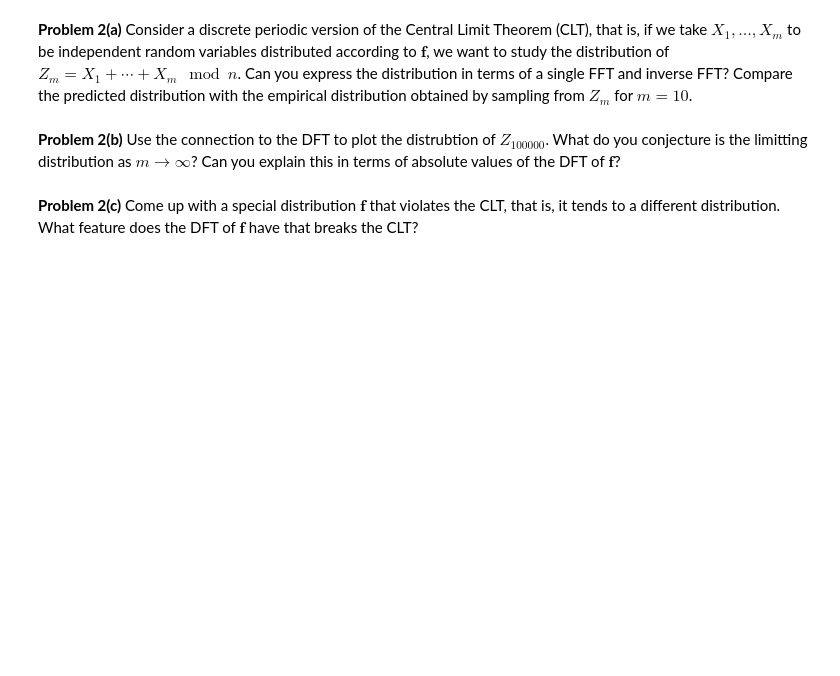
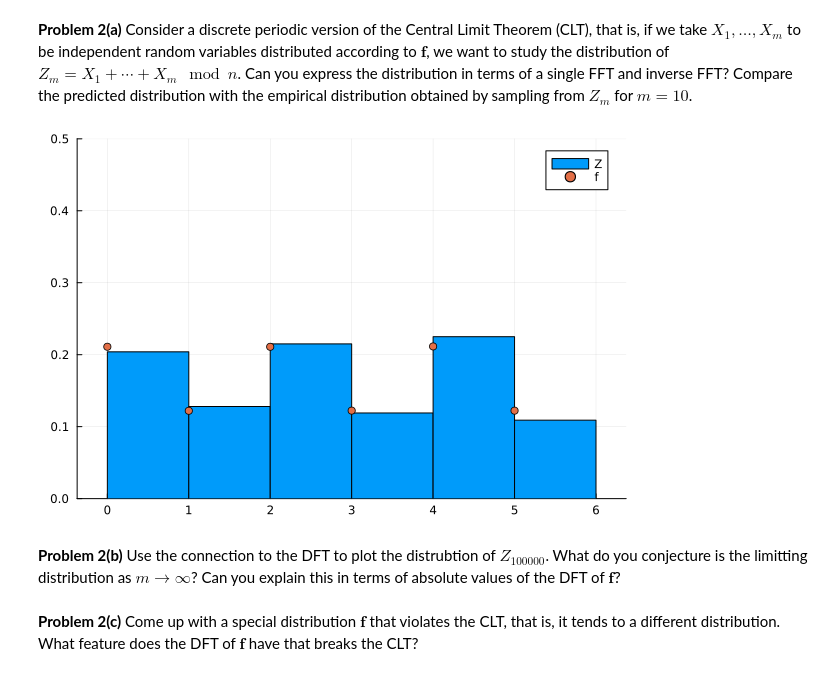
Before and after one commit to lovelife383/MATH50003NumericalAnalysis, a Jupyter notebook: labs/lab9.ipynb, the cells around one changed output. Drawn from its saved outputs; the diff is of its cells as text; code cells hidden in the pictures; blank space fills up the shorter version.

```diff
--- a/labs/lab9.ipynb
+++ b/labs/lab9.ipynb
@@ -152,3 +155,16 @@ Compare the predicted distribution with the empirical distribution obtained by s
+# %%
+𝐟 = [1,2,50,3,40,1]; 𝐟 = 𝐟/sum(𝐟) # some arbitrary distribution
+n = length(𝐟)
+Z = zeros(Int,1000)
+for k in 1:10
+    X = sample(0:n-1, Weights(𝐟), 1000)
+    Z = mod.(Z .+ X, n)
+end
+histogram(Z; normalized=:probability, label="Z")
+pred = real(ifft(fft(𝐟).^10))
+scatter!(0:n-1, pred; ylims=(0,0.5), label="f")
+# %% [output]
+[figure, added]
 # %% [markdown]
 **Problem 2(b)** Use the connection to the DFT to plot the distrubtion of $Z_{100000}$.  What do you conjecture is the limitting distribution as $m → ∞$? Can you explain this in terms of absolute values of the DFT of $𝐟$?
 # %%
```
Also changed, not shown: parts of 4 cells of this notebook.
